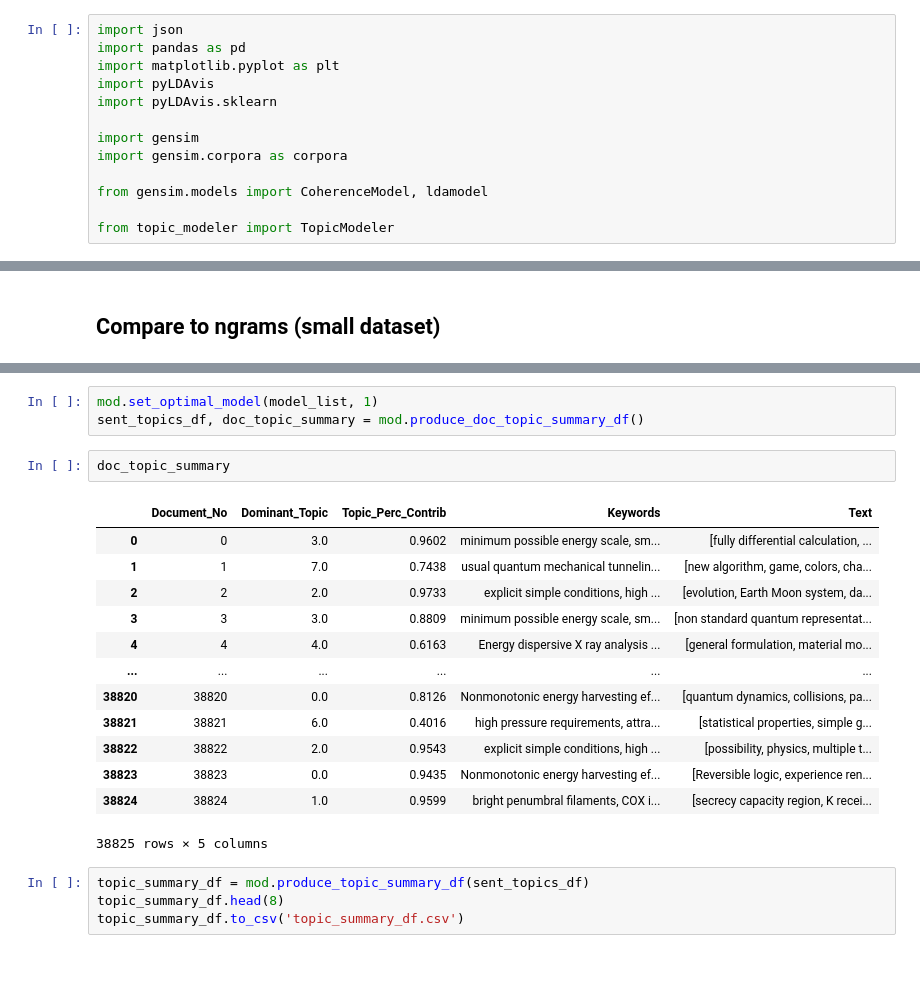
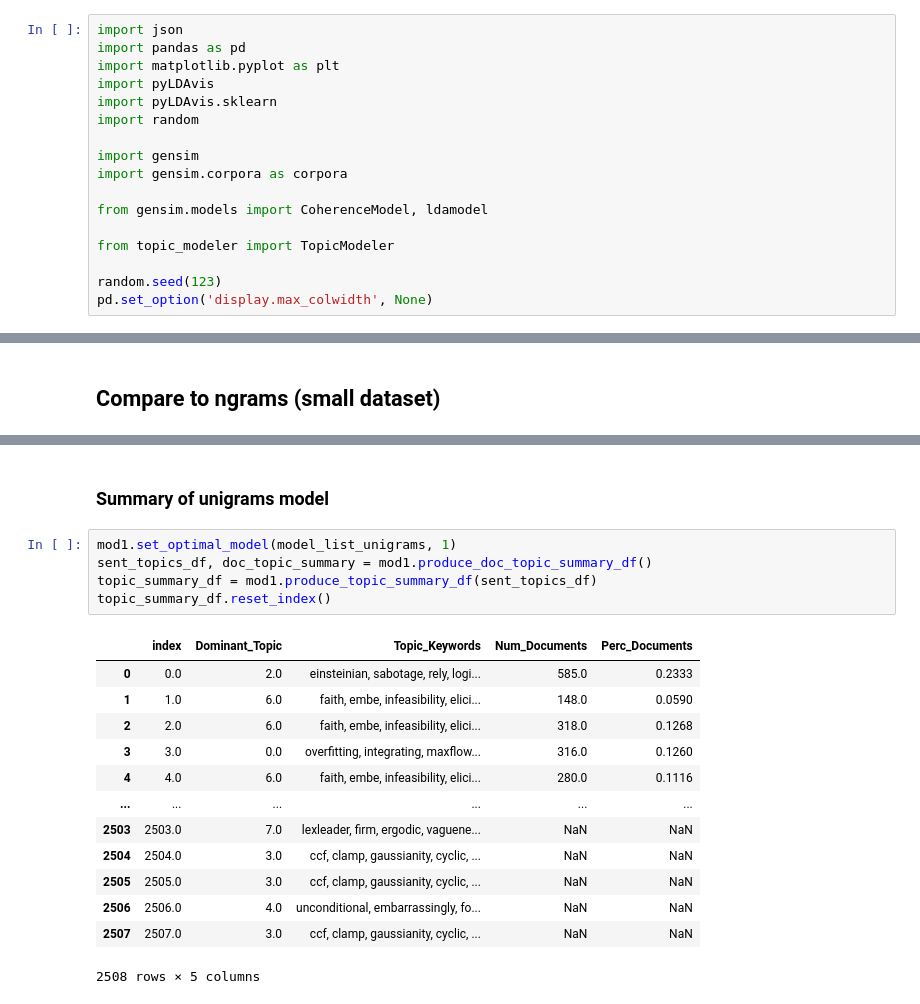
Before and after one commit to sanjibg01/CS410-project-team-trailblazers, a Jupyter notebook: topic_modeling.ipynb, the cells around one changed output, grey strips where cells are left out. Drawn from its saved outputs; the diff is of its cells as text; blank space fills up the shorter version.

```diff
--- a/topic_modeling.ipynb
+++ b/topic_modeling.ipynb
@@ -4,6 +4,7 @@ import pandas as pd
 import matplotlib.pyplot as plt
 import pyLDAvis
 import pyLDAvis.sklearn
+import random
 
 import gensim
 import gensim.corpora as corpora
@@ -11,3 +12,6 @@ import gensim.corpora as corpora
 from gensim.models import CoherenceModel, ldamodel
 
 from topic_modeler import TopicModeler
+
+random.seed(123)
+pd.set_option('display.max_colwidth', None)
@@ -84,23 +87,21 @@ mod.plot_model_search_results(coherence_values, start, stop, step)
+# %% [markdown]
+### Summary of unigrams model
 # %%
-mod.set_optimal_model(model_list, 1)
-sent_topics_df, doc_topic_summary = mod.produce_doc_topic_summary_df()
+mod1.set_optimal_model(model_list_unigrams, 1)
+sent_topics_df, doc_topic_summary = mod1.produce_doc_topic_summary_df()
+topic_summary_df = mod1.produce_topic_summary_df(sent_topics_df)
+topic_summary_df.reset_index()
+# %% [output]
+|  | index | Dominant_Topic | Topic_Keywords | Num_Documents | Perc_Documents |
+| 0 | 0.0 | 2.0 | einsteinian, sabotage, rely, logi... | 585.0 | 0.2333 |
+| 1 | 1.0 | 6.0 | faith, embe, infeasibility, elici... | 148.0 | 0.0590 |
+| 2 | 2.0 | 6.0 | faith, embe, infeasibility, elici... | 318.0 | 0.1268 |
+| 3 | 3.0 | 0.0 | overfitting, integrating, maxflow... | 316.0 | 0.1260 |
+| 4 | 4.0 | 6.0 | faith, embe, infeasibility, elici... | 280.0 | 0.1116 |
+| ... | ... | ... | ... | ... | ... |
+| 2503 | 2503.0 | 7.0 | lexleader, firm, ergodic, vaguene... | NaN | NaN |
+| 2504 | 2504.0 | 3.0 | ccf, clamp, gaussianity, cyclic, ... | NaN | NaN |
+| 2505 | 2505.0 | 3.0 | ccf, clamp, gaussianity, cyclic, ... | NaN | NaN |
+| 2506 | 2506.0 | 4.0 | unconditional, embarrassingly, fo... | NaN | NaN |
+| 2507 | 2507.0 | 3.0 | ccf, clamp, gaussianity, cyclic, ... | NaN | NaN |
+2508 rows × 5 columns
-# %%
-doc_topic_summary
-# %% [output]
-|  | Document_No | Dominant_Topic | Topic_Perc_Contrib | Keywords | Text |
-| 0 | 0 | 3.0 | 0.9602 | minimum possible energy scale, sm... | [fully differential calculation, ... |
-| 1 | 1 | 7.0 | 0.7438 | usual quantum mechanical tunnelin... | [new algorithm, game, colors, cha... |
-| 2 | 2 | 2.0 | 0.9733 | explicit simple conditions, high ... | [evolution, Earth Moon system, da... |
-| 3 | 3 | 3.0 | 0.8809 | minimum possible energy scale, sm... | [non standard quantum representat... |
-| 4 | 4 | 4.0 | 0.6163 | Energy dispersive X ray analysis ... | [general formulation, material mo... |
-| ... | ... | ... | ... | ... | ... |
-| 38820 | 38820 | 0.0 | 0.8126 | Nonmonotonic energy harvesting ef... | [quantum dynamics, collisions, pa... |
-| 38821 | 38821 | 6.0 | 0.4016 | high pressure requirements, attra... | [statistical properties, simple g... |
-| 38822 | 38822 | 2.0 | 0.9543 | explicit simple conditions, high ... | [possibility, physics, multiple t... |
-| 38823 | 38823 | 0.0 | 0.9435 | Nonmonotonic energy harvesting ef... | [Reversible logic, experience ren... |
-| 38824 | 38824 | 1.0 | 0.9599 | bright penumbral filaments, COX i... | [secrecy capacity region, K recei... |
-38825 rows × 5 columns
-# %%
-topic_summary_df = mod.produce_topic_summary_df(sent_topics_df)
-topic_summary_df.head(8)
-topic_summary_df.to_csv('topic_summary_df.csv')
```
Also changed, not shown: parts of 27 cells of this notebook, 1 other file.
